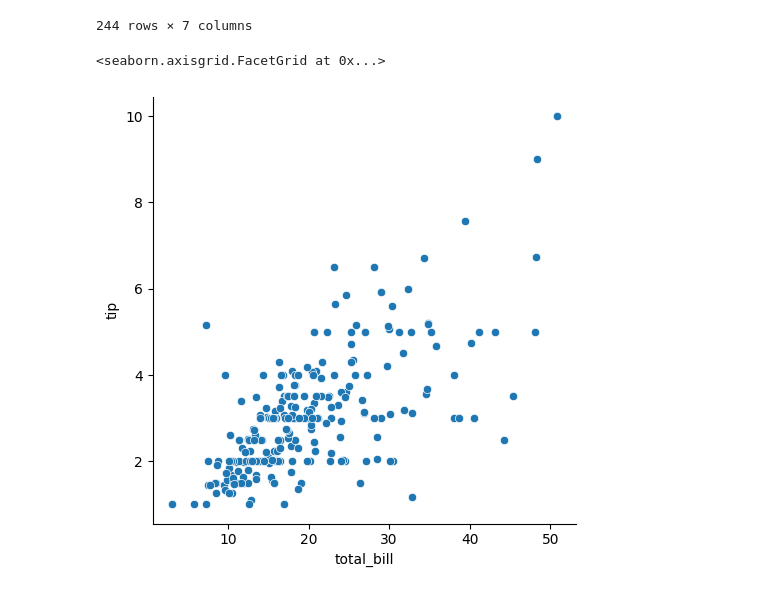
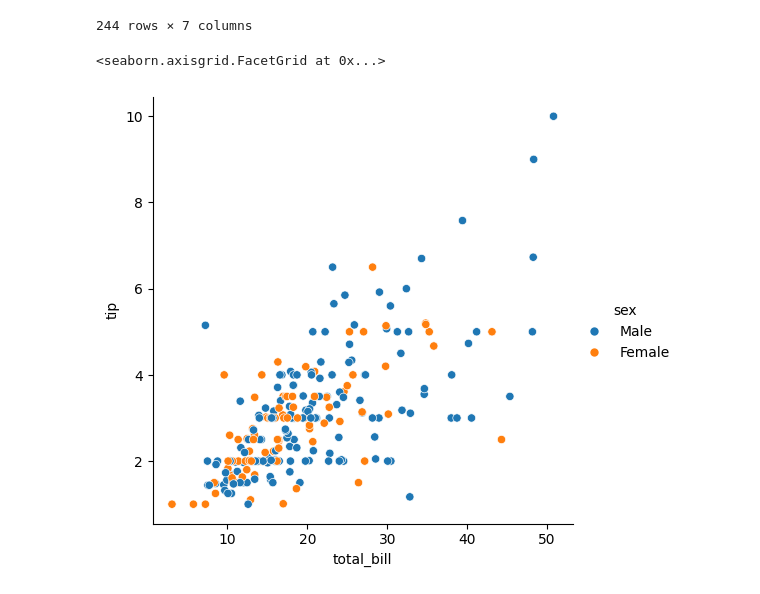
Before and after one commit to Abhinav09062005/python-, a Jupyter notebook: chapter5/seaborn.ipynb, the cells around one changed output. Cells and saved outputs as stored; diff of their text form; code cells hidden in the pictures.

```diff
--- a/chapter5/seaborn.ipynb
+++ b/chapter5/seaborn.ipynb
@@ -150,7 +150,7 @@ tips
 | 243 | 18.78 | 3.00 | Female | No | Thur | Dinner | 2 |
 244 rows × 7 columns
 # %%
-sns.relplot(data=tips,x='total_bill',y='tip',kind='scatter')
+sns.relplot(data=tips,x='total_bill',y='tip',kind='scatter',hue='sex')
 # %% [output]
 <seaborn.axisgrid.FacetGrid at 0x...>
-[figure, old version]
+[figure, new version]
```
Also changed, not shown: parts of 9 cells of this notebook.
